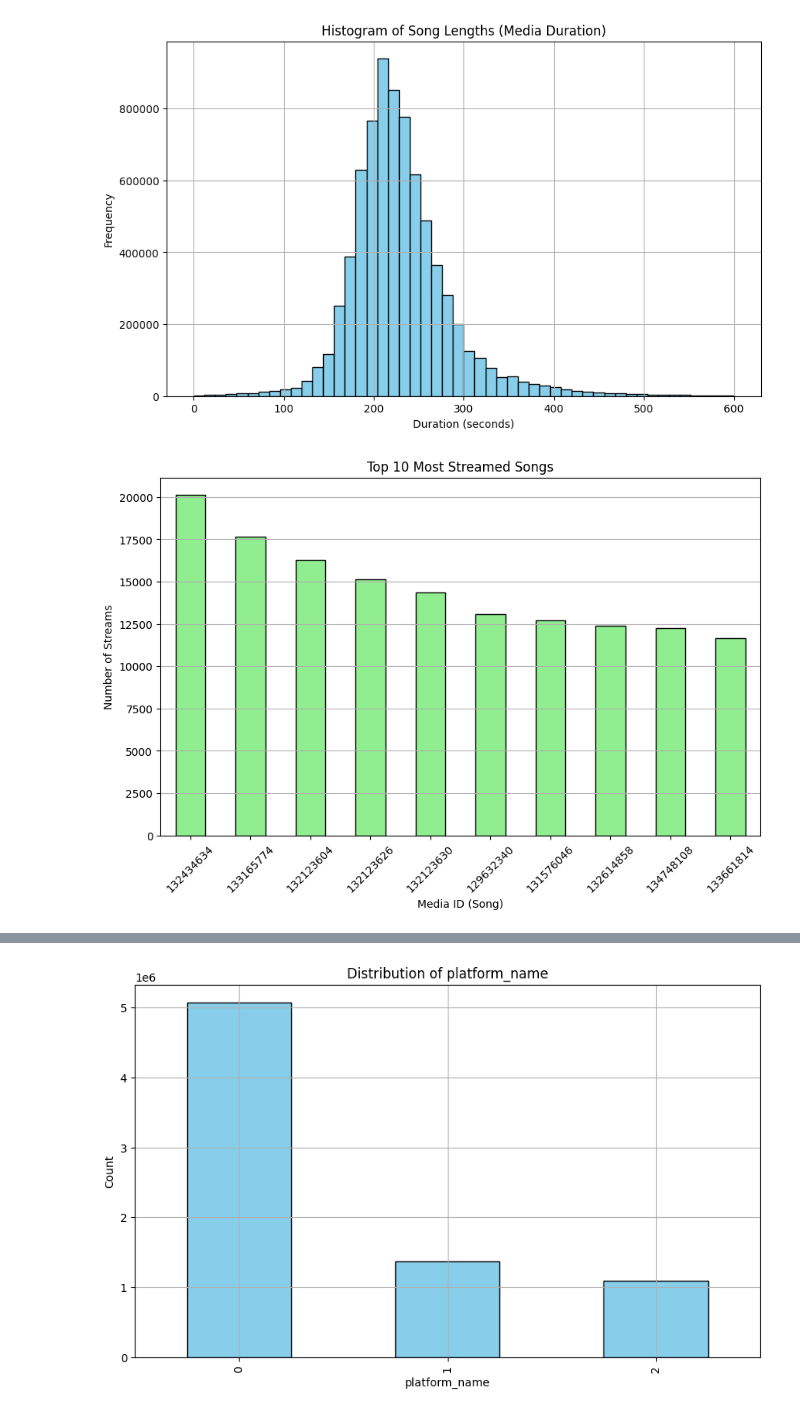
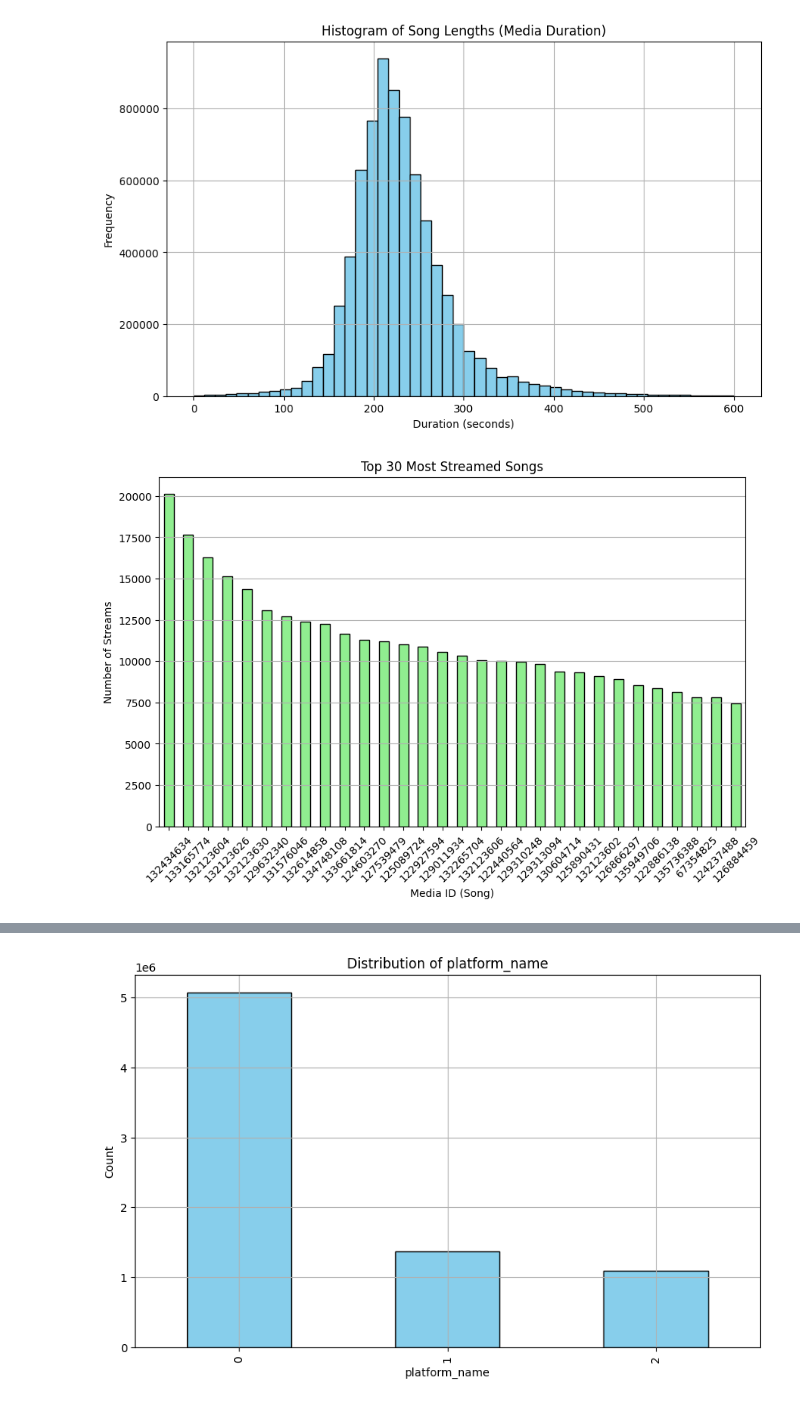
Before and after one commit to cmimholz/recommender-systems-project, a Jupyter notebook: notebooks/rec-training.ipynb, the cells around one changed output, grey strips where cells are left out. Drawn from its saved outputs; the diff is of its cells as text; code cells hidden in the pictures.

```diff
--- a/notebooks/rec-training.ipynb
+++ b/notebooks/rec-training.ipynb
@@ -163,18 +187,18 @@ plt.show()
 [figure]
 # %%
 # Count the occurrences of each media_id (song)
-song_popularity = sampled_data['media_id'].value_counts().head(10)  # Top 10 most popular songs
+song_popularity = sampled_data['media_id'].value_counts().head(30)  # Top 10 most popular songs
 
 # Plot the popularity of the most streamed songs
 plt.figure(figsize=(10, 6))
 song_popularity.plot(kind='bar', color='lightgreen', edgecolor='black')
-plt.title('Top 10 Most Streamed Songs')
+plt.title('Top 30 Most Streamed Songs')
 plt.xlabel('Media ID (Song)')
 plt.ylabel('Number of Streams')
 plt.xticks(rotation=45)
 plt.grid(axis='y')
 
 # Show the plot
 plt.show()
 # %% [output]
-[figure, old version]
+[figure, new version]
```
Also changed, not shown: parts of 21 cells of this notebook.
